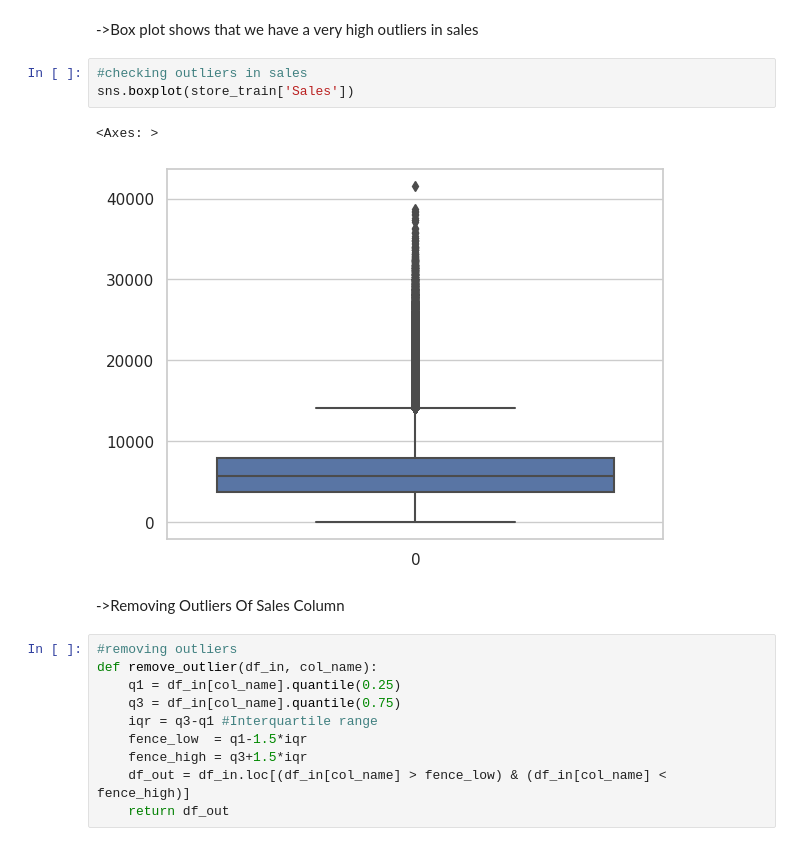
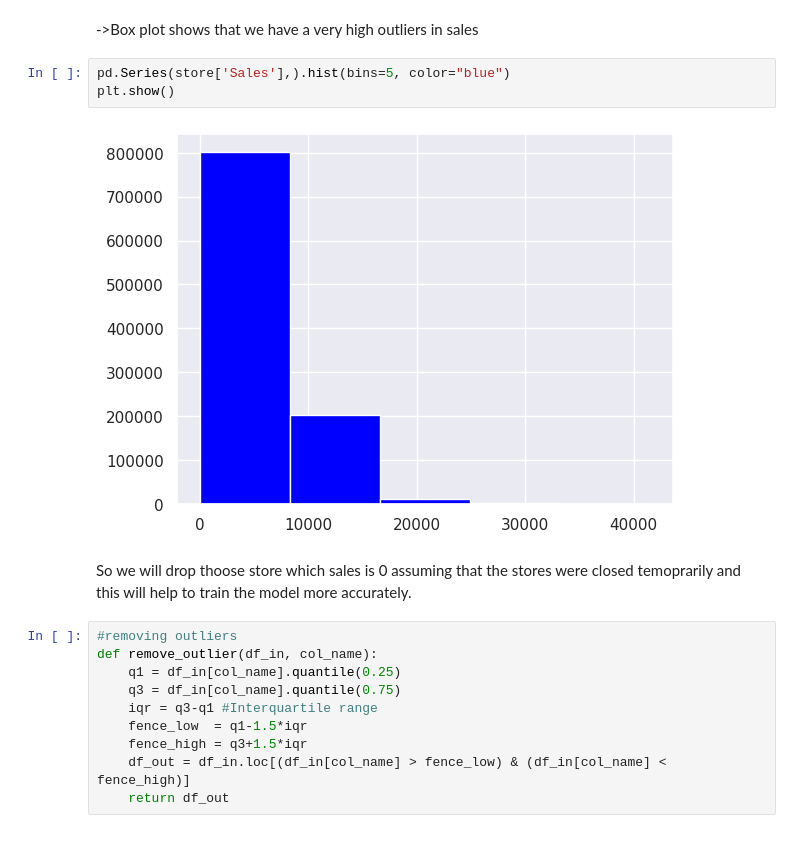
Before and after one commit to dhrisandamedhi/Retail-Sales-Prediction, a Jupyter notebook: EDA_retail_store.ipynb, the cells around one changed output. Saved outputs shown, nothing was run; the diff lists cells and outputs as text.

```diff
--- a/EDA_retail_store.ipynb
+++ b/EDA_retail_store.ipynb
@@ -1138,14 +1168,13 @@ store.groupby(by = "CompetitionDistance_Cat").Customers.mean().plot(kind = "bar"
 store.drop(['Avg_Customer_Sales','CompetitionDistance_Cat'],axis=1,inplace=True)
 # %% [markdown]
 ->Box plot shows that we have a very high outliers in sales
-# %%
-#checking outliers in sales
-sns.boxplot(store_train['Sales'])
-# %% [output]
-<Axes: >
-[figure, removed]
-# %% [markdown]
-->Removing Outliers Of Sales Column
+# %%
+pd.Series(store['Sales'],).hist(bins=5, color="blue")
+plt.show()
+# %% [output]
+[figure, added]
+# %% [markdown]
+So we will drop thoose store which sales is 0 assuming that the stores were closed temoprarily and this will help to train the model more accurately.
 # %%
 #removing outliers
 def remove_outlier(df_in, col_name):
```
Also changed, not shown: parts of 171 cells of this notebook.
